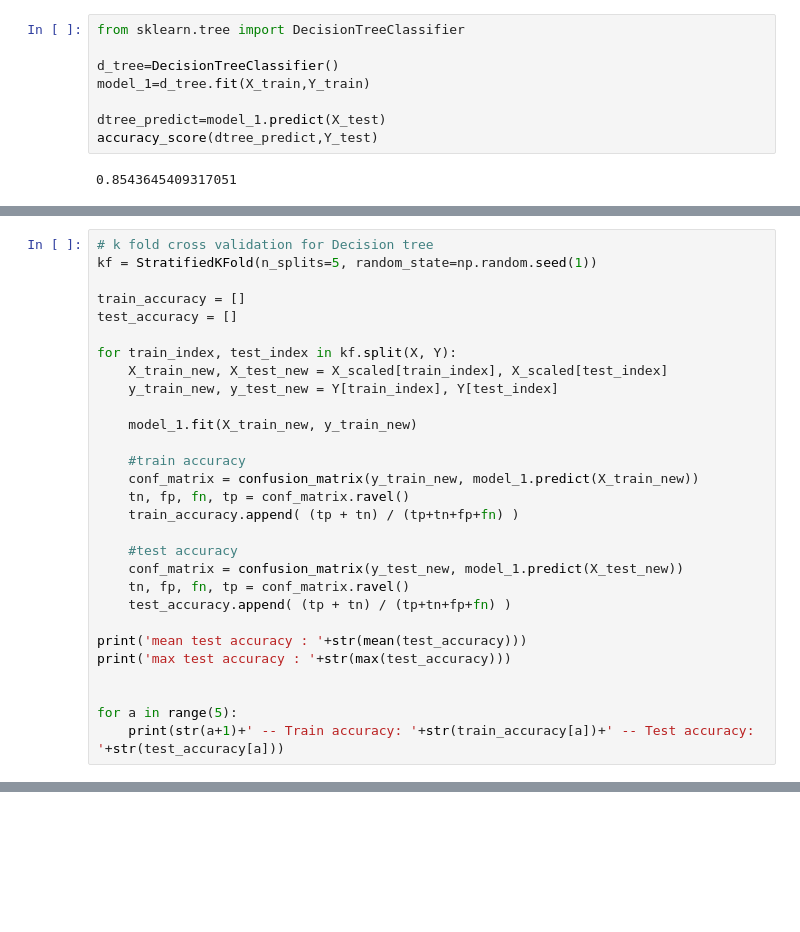
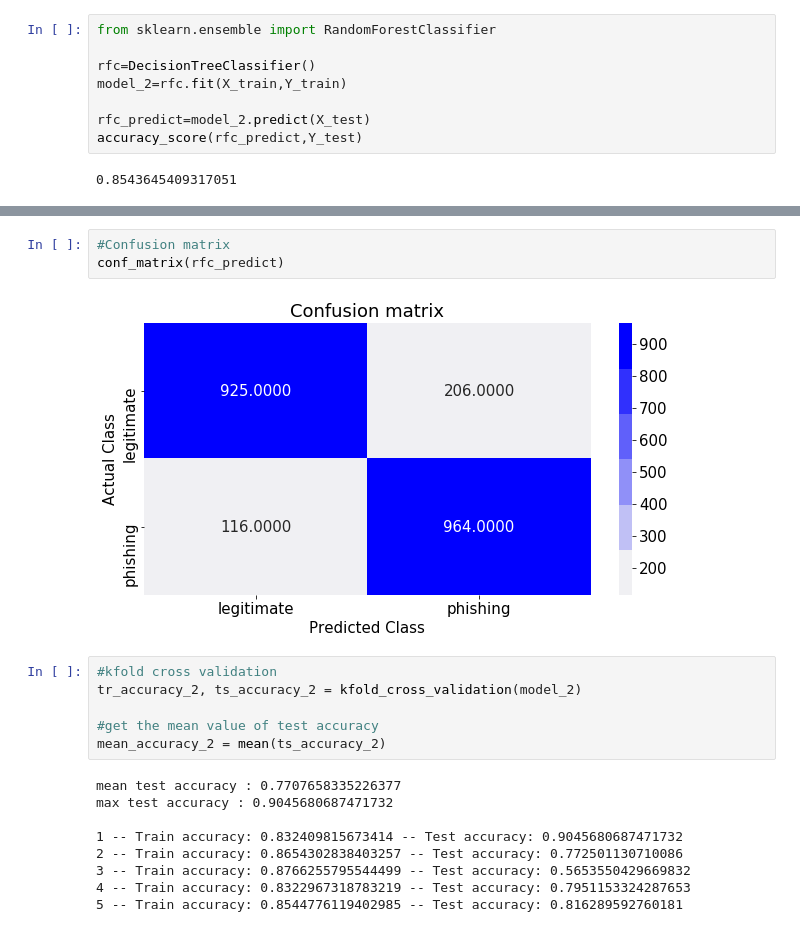
Before and after one commit to lakruone/Phishing-website-detection-using-ML-aproach, a Jupyter notebook: Finalized/8 Train and test dataset with ML algo and plot graphs/Training and testing results.ipynb, the cells around one changed output, grey strips where cells are left out. Drawn from its saved outputs; the diff is of its cells as text; blank space fills up the shorter version.

```diff
--- a/Finalized/8 Train and test dataset with ML algo and plot graphs/Training and testing results.ipynb
+++ b/Finalized/8 Train and test dataset with ML algo and plot graphs/Training and testing results.ipynb
@@ -147,12 +165,12 @@ plt.show()
 # %% [markdown]
 ##### 1.2 - Random Forest Classifier
 # %%
-from sklearn.tree import DecisionTreeClassifier
+from sklearn.ensemble import RandomForestClassifier
 
-d_tree=DecisionTreeClassifier()
-model_1=d_tree.fit(X_train,Y_train)
+rfc=DecisionTreeClassifier()
+model_2=rfc.fit(X_train,Y_train)
 
-dtree_predict=model_1.predict(X_test)
-accuracy_score(dtree_predict,Y_test)
+rfc_predict=model_2.predict(X_test)
+accuracy_score(rfc_predict,Y_test)
 # %% [output]
 0.8543645409317051
@@ -171,29 +176,0 @@ plt.show()
-# %%
-# k fold cross validation for Decision tree
-kf = StratifiedKFold(n_splits=5, random_state=np.random.seed(1))
-
-train_accuracy = []
-test_accuracy = []
-
-for train_index, test_index in kf.split(X, Y):
-    X_train_new, X_test_new = X_scaled[train_index], X_scaled[test_index]
-    y_train_new, y_test_new = Y[train_index], Y[test_index]
-
-    model_1.fit(X_train_new, y_train_new)
-
-    #train accuracy
-    conf_matrix = confusion_matrix(y_train_new, model_1.predict(X_train_new))
-    tn, fp, fn, tp = conf_matrix.ravel()
-    train_accuracy.append( (tp + tn) / (tp+tn+fp+fn) )
-
-    #test accuracy
-    conf_matrix = confusion_matrix(y_test_new, model_1.predict(X_test_new))
-    tn, fp, fn, tp = conf_matrix.ravel()
-    test_accuracy.append( (tp + tn) / (tp+tn+fp+fn) )
-
-print('mean test accuracy : '+str(mean(test_accuracy)))
-print('max test accuracy : '+str(max(test_accuracy)))
-
-
-for a in range(5):
-    print(str(a+1)+' -- Train accuracy: '+str(train_accuracy[a])+' -- Test accuracy: '+str(test_accuracy[a]))
@@ -223,0 +177,20 @@ plt.show()
+# %%
+#Confusion matrix
+conf_matrix(rfc_predict)
+# %% [output]
+[figure, added]
+# %%
+#kfold cross validation
+tr_accuracy_2, ts_accuracy_2 = kfold_cross_validation(model_2)
+
+#get the mean value of test accuracy
+mean_accuracy_2 = mean(ts_accuracy_2)
+# %% [output]
+mean test accuracy : 0.7707658335226377
+max test accuracy : 0.9045680687471732
+
+1 -- Train accuracy: 0.832409815673414 -- Test accuracy: 0.9045680687471732
+2 -- Train accuracy: 0.8654302838403257 -- Test accuracy: 0.772501130710086
+3 -- Train accuracy: 0.8766255795544499 -- Test accuracy: 0.5653550429669832
+4 -- Train accuracy: 0.8322967318783219 -- Test accuracy: 0.7951153324287653
+5 -- Train accuracy: 0.8544776119402985 -- Test accuracy: 0.816289592760181
```
Also changed, not shown: parts of 43 cells of this notebook.
